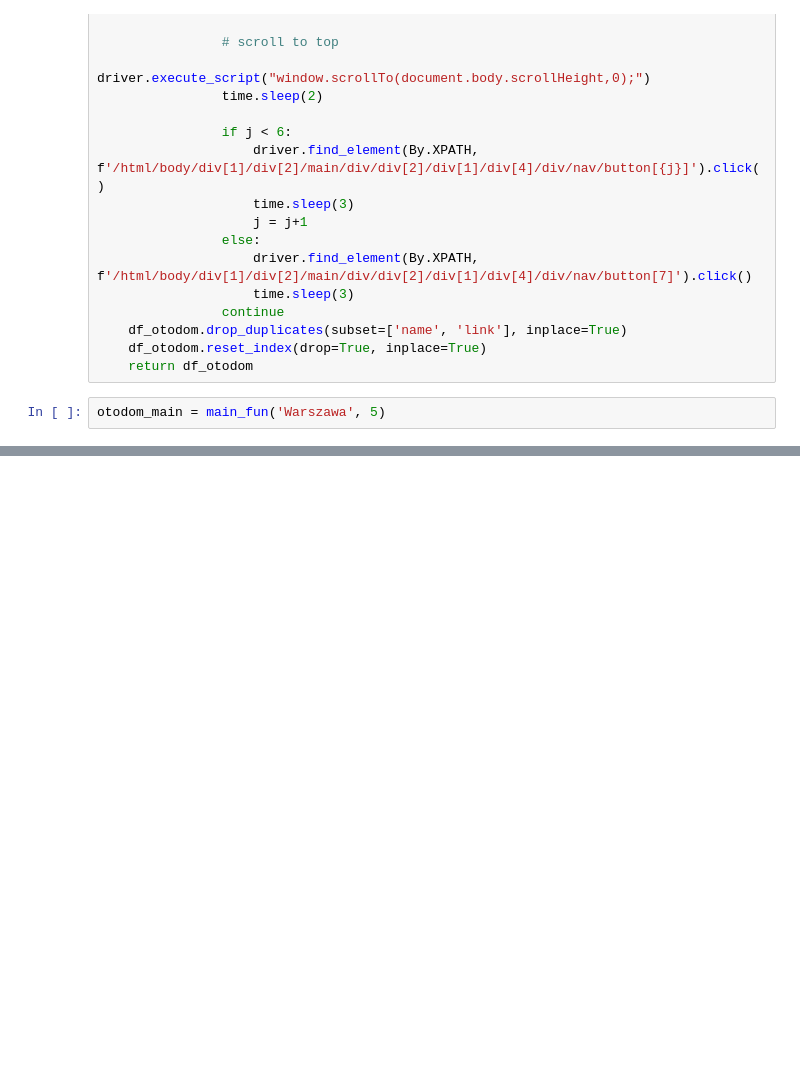
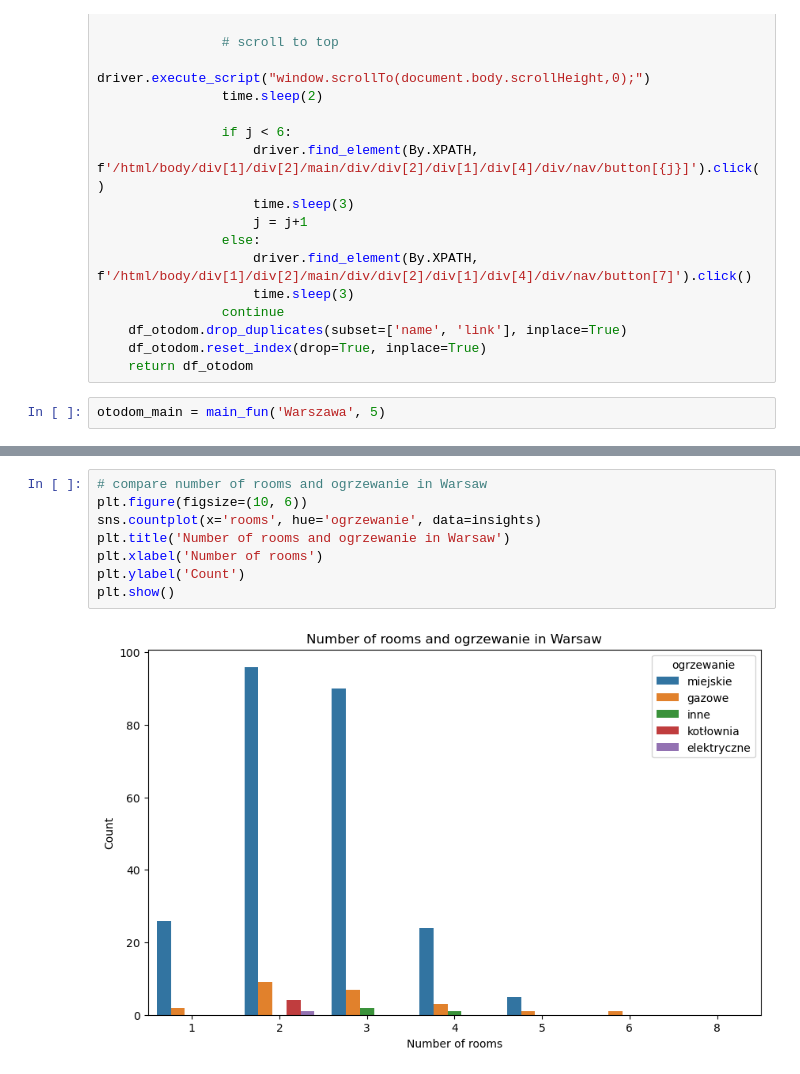
Before and after one commit to Mik3KL0/Webscraping-python-project, a Jupyter notebook: scraper.ipynb, the cells around one changed output, grey strips where cells are left out. Saved outputs shown, nothing was run; the diff lists cells and outputs as text; blank space fills up the shorter version.

```diff
--- a/scraper.ipynb
+++ b/scraper.ipynb
@@ -431,0 +407,10 @@ fun(df)
+# %%
+# compare number of rooms and ogrzewanie in Warsaw
+plt.figure(figsize=(10, 6))
+sns.countplot(x='rooms', hue='ogrzewanie', data=insights)
+plt.title('Number of rooms and ogrzewanie in Warsaw')
+plt.xlabel('Number of rooms')
+plt.ylabel('Count')
+plt.show()
+# %% [output]
+[figure, added]
```
Also changed, not shown: parts of 14 cells of this notebook.
